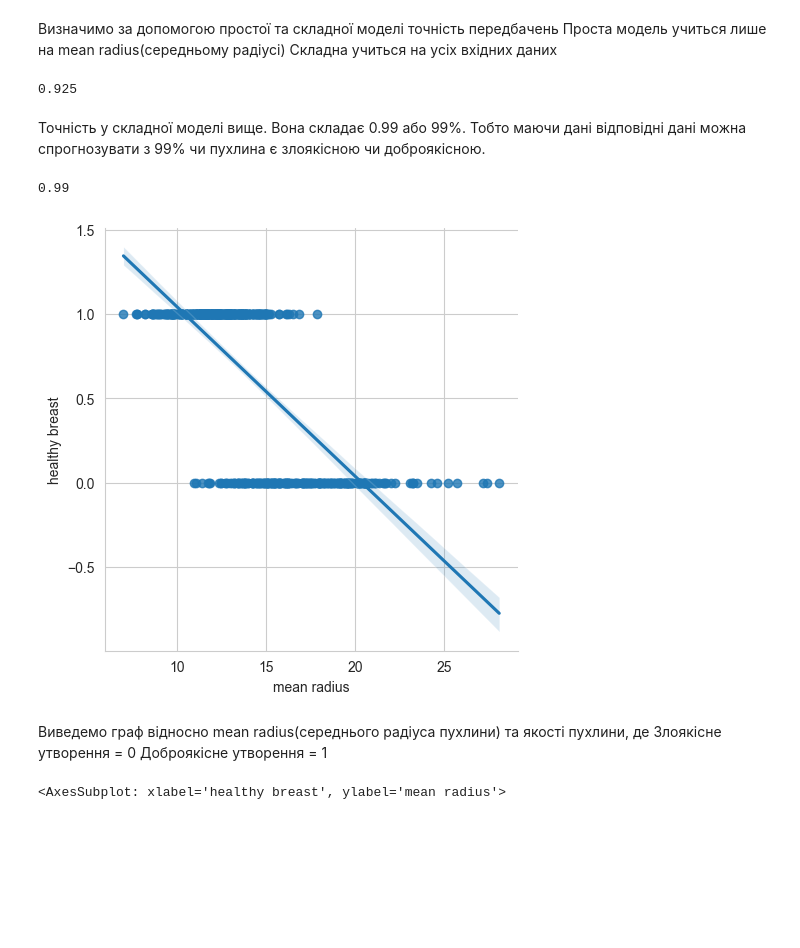
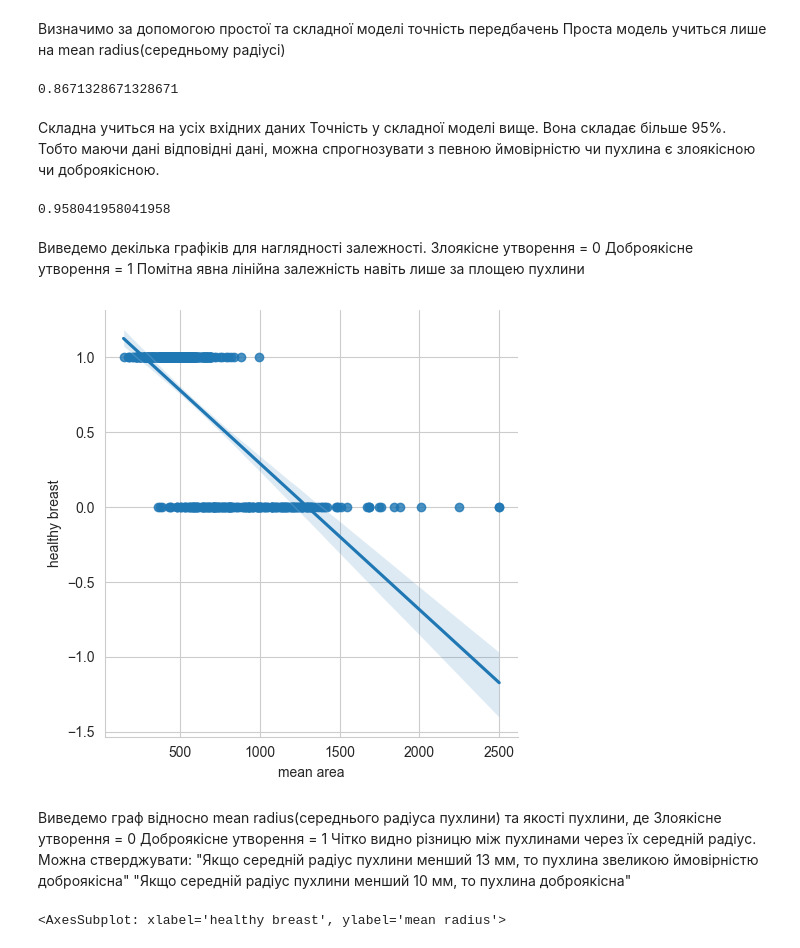
Before and after one commit to Darkinowls/sklearn_test, a Jupyter notebook: note.ipynb, the cells around one changed output. Drawn from its saved outputs; the diff is of its cells as text; code cells hidden in the pictures; blank space fills up the shorter version.

```diff
--- a/note.ipynb
+++ b/note.ipynb
@@ -7,5 +7,4 @@ import seaborn as sns
 # %%
 input, target = datasets.load_breast_cancer(return_X_y=True, as_frame=True)
-#Type cast for IDE Pycharm hints
-input: DataFrame = input
-target: Series = target
+# Розбиваємо дані на тренування та тестування
+X_train, X_test, y_train, y_test = train_test_split(input, target)
@@ -12,30 +26,39 @@ target: Series = target
 # %% [markdown]
 Визначимо за допомогою простої та складної моделі точність передбачень
 Проста модель учиться лише на mean radius(середньому радіусі)
-Складна учиться на усіх вхідних даних
 # %%
 model_simple = LogisticRegression(random_state=0, max_iter=10000)
-model_simple.fit(input[200:][input.columns[:1]], target[200:])
-model_simple.score(input[-200:][input.columns[:1]], target[-200:])
+model_simple.fit(X_train[X_train.columns[:1]], y_train)
+model_simple.score(X_test[X_test.columns[:1]], y_test)
 # %% [output]
-0.925
+0.8671328671328671
 # %% [markdown]
-Точність у складної моделі вище. Вона складає 0.99 або 99%.
-Тобто маючи дані відповідні дані можна спрогнозувати з 99% чи пухлина є злоякісною чи доброякісною.
+Складна учиться на усіх вхідних даних
+Точність у складної моделі вище. Вона складає більше 95%.
+Тобто маючи дані відповідні дані, можна спрогнозувати з певною ймовірністю чи пухлина є злоякісною чи доброякісною.
 # %%
 model = LogisticRegression(random_state=0, max_iter=10000)
-model.fit(input[400:], target[400:])
-model.score(input[-100:], target[-100:])
+model.fit(X_train, y_train)
+model.score(X_test, y_test)
 # %% [output]
-0.99
+0.958041958041958
+# %% [markdown]
+Виведемо декілька графіків для наглядності залежності.
+Злоякісне утворення = 0
+Доброякісне утворення = 1
+Помітна явна лінійна залежність навіть лише за площею пухлини
 # %%
 data = input.__copy__()
 data['healthy breast'] = target
-sns.lmplot(data, x=data.columns[0], y=data.columns[-1]);
+sns.lmplot(data, x=data.columns[3], y=data.columns[-1]);
 # %% [output]
-[figure, old version]
+[figure, new version]
 # %% [markdown]
 Виведемо граф відносно mean radius(середнього радіуса пухлини) та якості пухлини, де
 Злоякісне утворення = 0
 Доброякісне утворення = 1
+Чітко видно різницю між пухлинами через їх середній радіус.
+Можна стверджувати:
+"Якщо середній радіус пухлини менший 13 мм, то пухлина звеликою ймовірністю доброякісна"
+"Якщо середній радіус пухлини менший 10 мм, то пухлина доброякісна"
 # %%
```
Also changed, not shown: parts of 11 cells of this notebook.
